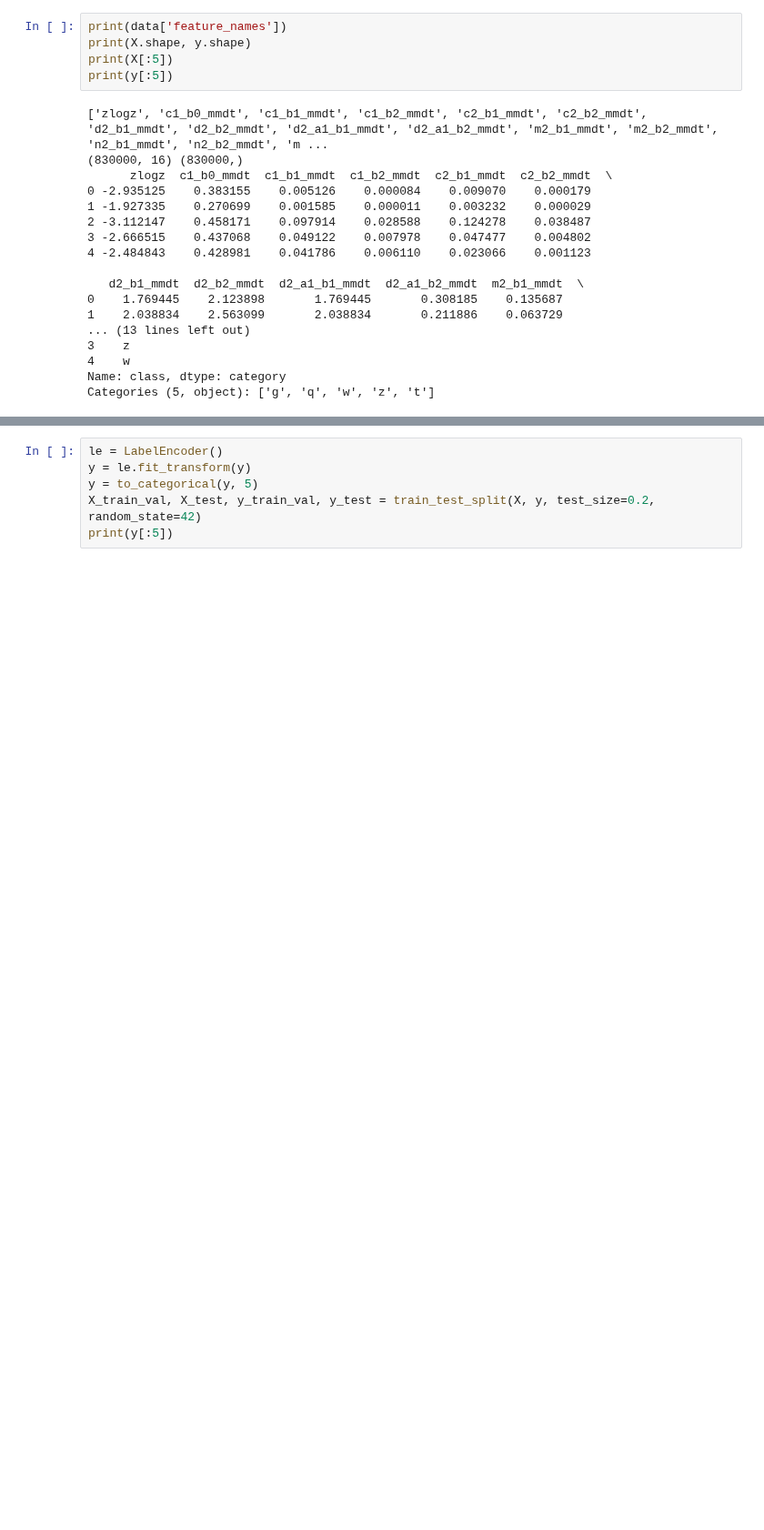
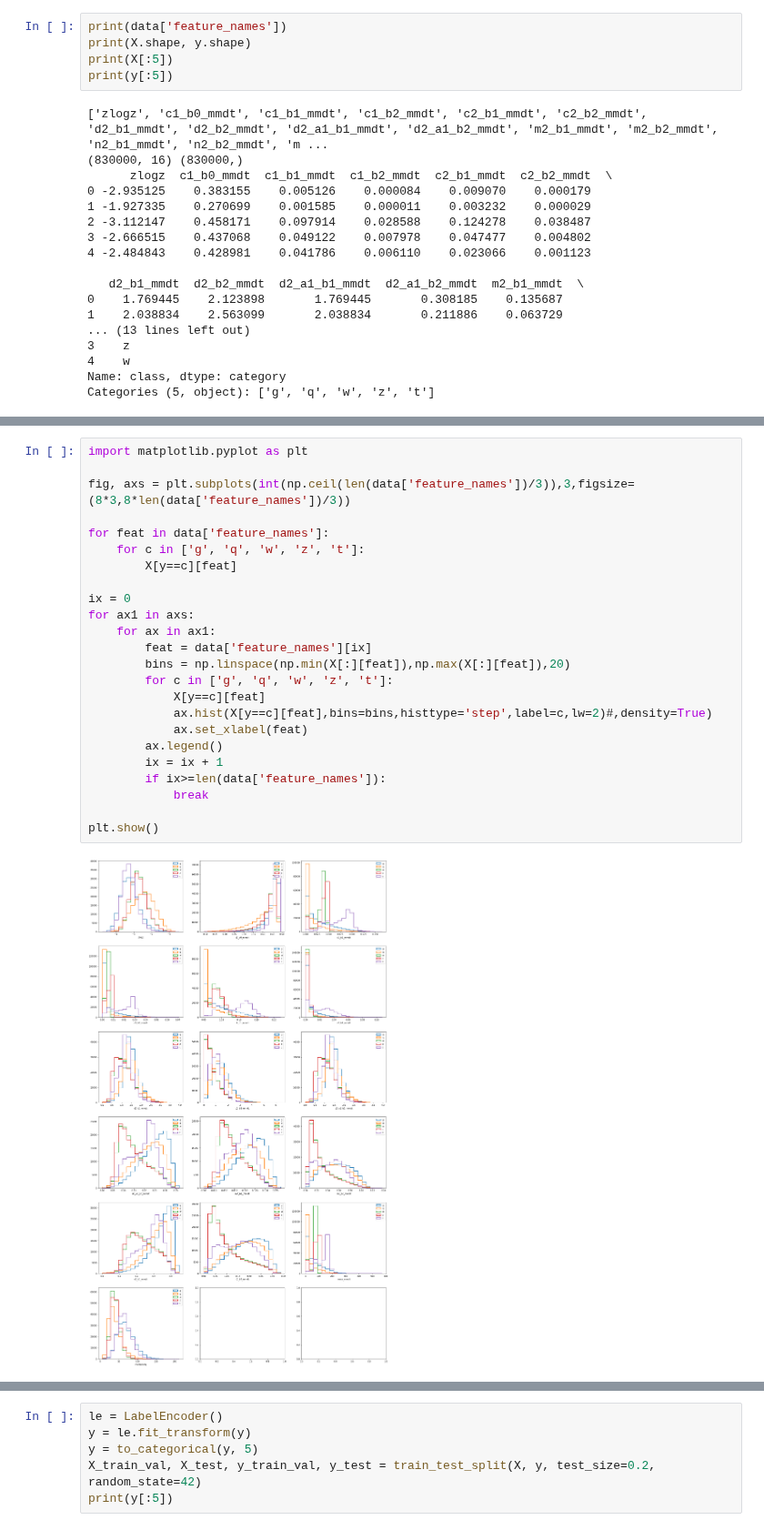
Before and after one commit to jmduarte/iaifi-summer-school, a Jupyter notebook: book/part1_getting_started.ipynb, the cells around one changed output, grey strips where cells are left out. Shown at 91% size. Cells and saved outputs as stored; diff of their text form; blank space fills up the shorter version.

```diff
--- a/book/part1_getting_started.ipynb
+++ b/book/part1_getting_started.ipynb
@@ -49 +81,27 @@ Categories (5, object): ['g', 'q', 'w', 'z', 't']
+# %%
+import matplotlib.pyplot as plt
+
+fig, axs = plt.subplots(int(np.ceil(len(data['feature_names'])/3)),3,figsize=(8*3,8*len(data['feature_names'])/3))
+
+for feat in data['feature_names']:
+    for c in ['g', 'q', 'w', 'z', 't']:
+        X[y==c][feat]
+
+ix = 0
+for ax1 in axs:
+    for ax in ax1:
+        feat = data['feature_names'][ix]
+        bins = np.linspace(np.min(X[:][feat]),np.max(X[:][feat]),20)
+        for c in ['g', 'q', 'w', 'z', 't']:
+            X[y==c][feat]
+            ax.hist(X[y==c][feat],bins=bins,histtype='step',label=c,lw=2)#,density=True)
+            ax.set_xlabel(feat)
+        ax.legend()
+        ix = ix + 1
+        if ix>=len(data['feature_names']):
+            break
+
+plt.show()
+# %% [output]
+[figure, added]
 # %% [markdown]
```
Also changed, not shown: parts of 29 cells of this notebook, 3 other files.
